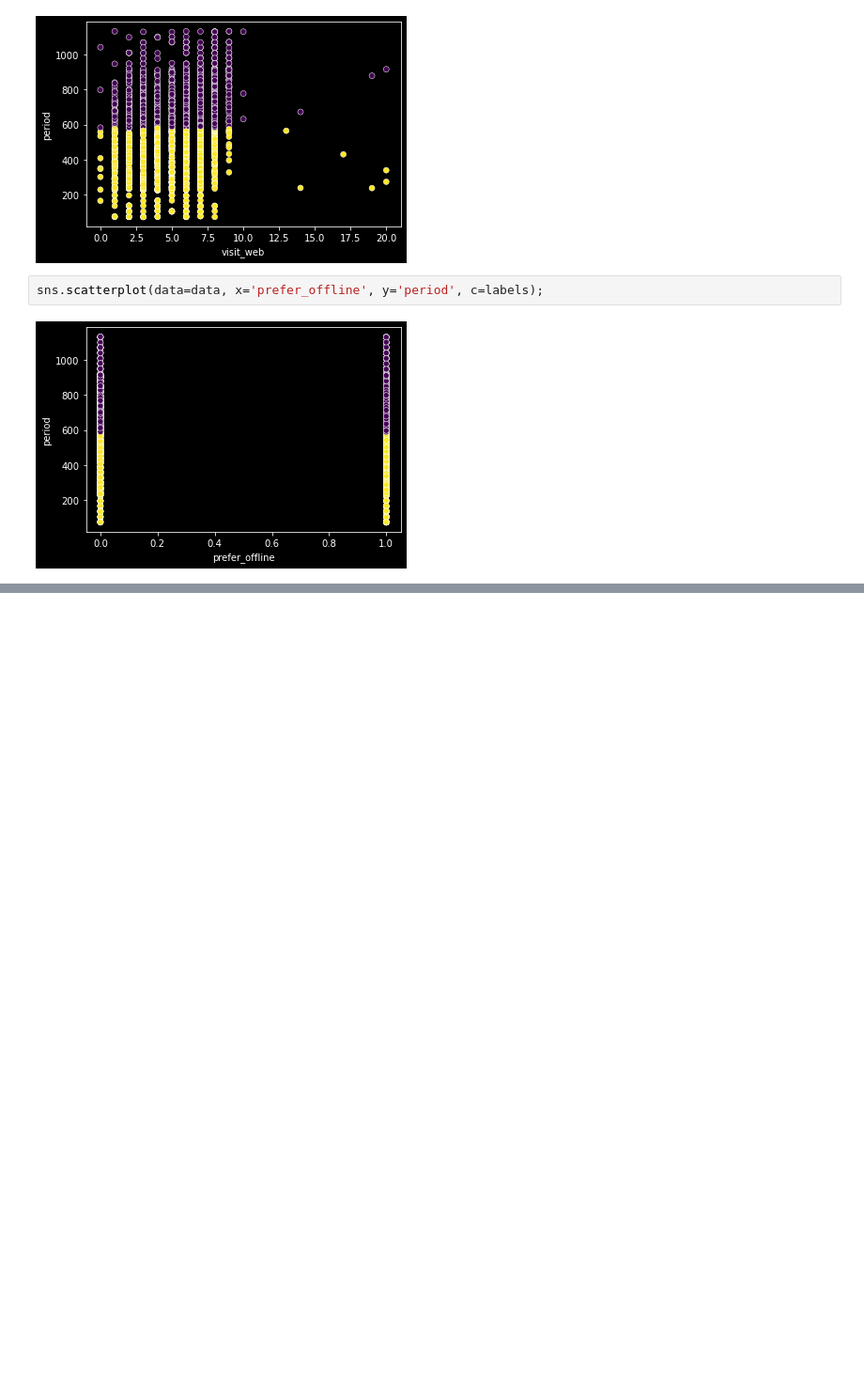
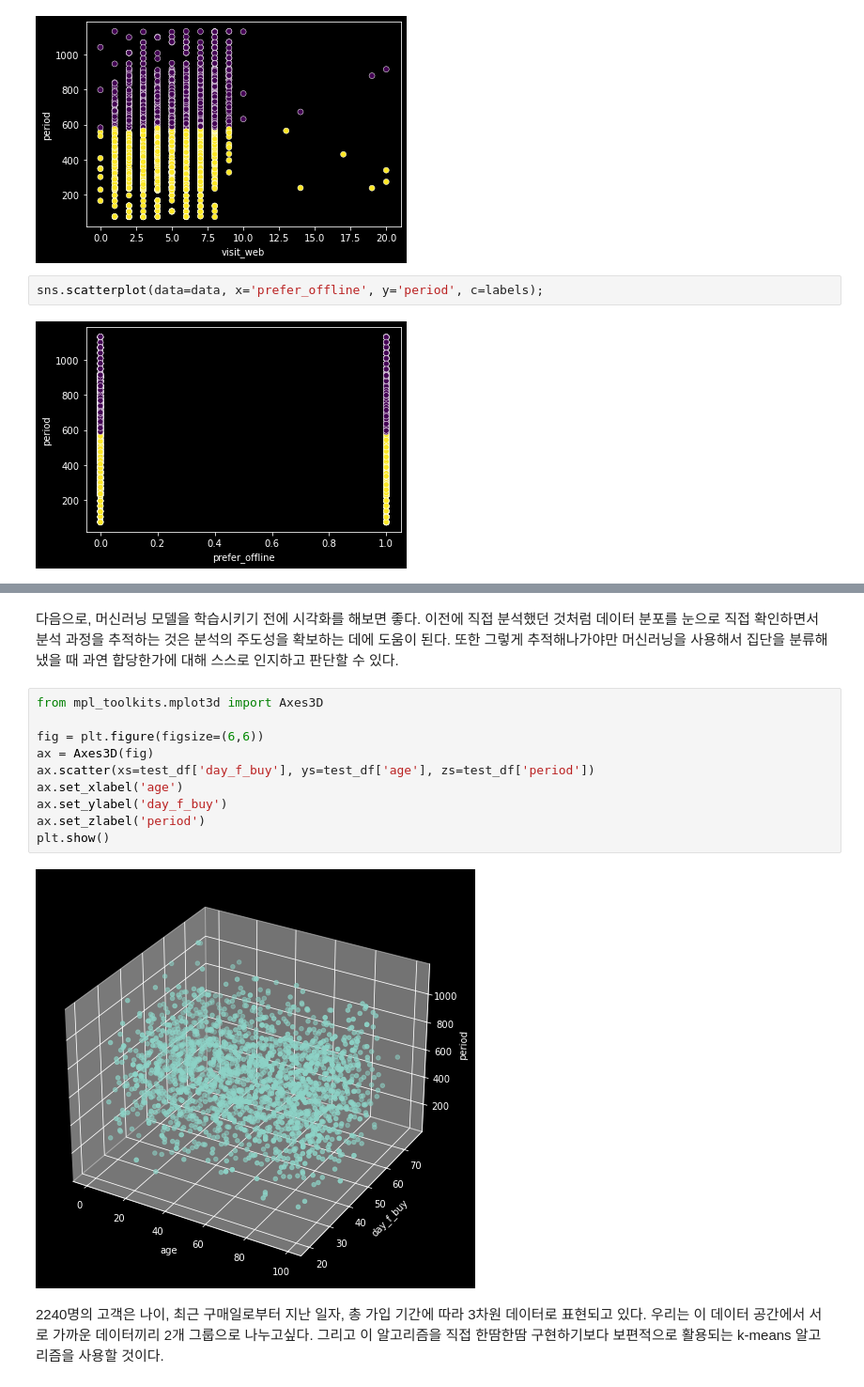
Before and after one commit to sw-song/kaggle-study, a Jupyter notebook: 00_05_customer_segmentation/customer_segmentation.ipynb, the cells around one changed output, grey strips where cells are left out. Shown at 94% size. Drawn from its saved outputs; the diff is of its cells as text; blank space fills up the shorter version.

```diff
--- a/00_05_customer_segmentation/customer_segmentation.ipynb
+++ b/00_05_customer_segmentation/customer_segmentation.ipynb
@@ -462,0 +333,16 @@ sns.scatterplot(data=customer_df, x='buy_f_promo', y='period')
+# %% [markdown]
+다음으로, 머신러닝 모델을 학습시키기 전에 시각화를 해보면 좋다. 이전에 직접 분석했던 것처럼 데이터 분포를 눈으로 직접 확인하면서 분석 과정을 추적하는 것은 분석의 주도성을 확보하는 데에 도움이 된다. 또한 그렇게 추적해나가야만 머신러닝을 사용해서 집단을 분류해냈을 때 과연 합당한가에 대해 스스로 인지하고 판단할 수 있다.
+# %%
+from mpl_toolkits.mplot3d import Axes3D
+
+fig = plt.figure(figsize=(6,6))
+ax = Axes3D(fig)
+ax.scatter(xs=test_df['day_f_buy'], ys=test_df['age'], zs=test_df['period'])
+ax.set_xlabel('age')
+ax.set_ylabel('day_f_buy')
+ax.set_zlabel('period')
+plt.show()
+# %% [output]
+[figure, added]
+# %% [markdown]
+2240명의 고객은 나이, 최근 구매일로부터 지난 일자, 총 가입 기간에 따라 3차원 데이터로 표현되고 있다. 우리는 이 데이터 공간에서 서로 가까운 데이터끼리 2개 그룹으로 나누고싶다. 그리고 이 알고리즘을 직접 한땀한땀 구현하기보다 보편적으로 활용되는 k-means 알고리즘을 사용할 것이다.
```
Also changed, not shown: parts of 39 cells of this notebook.
